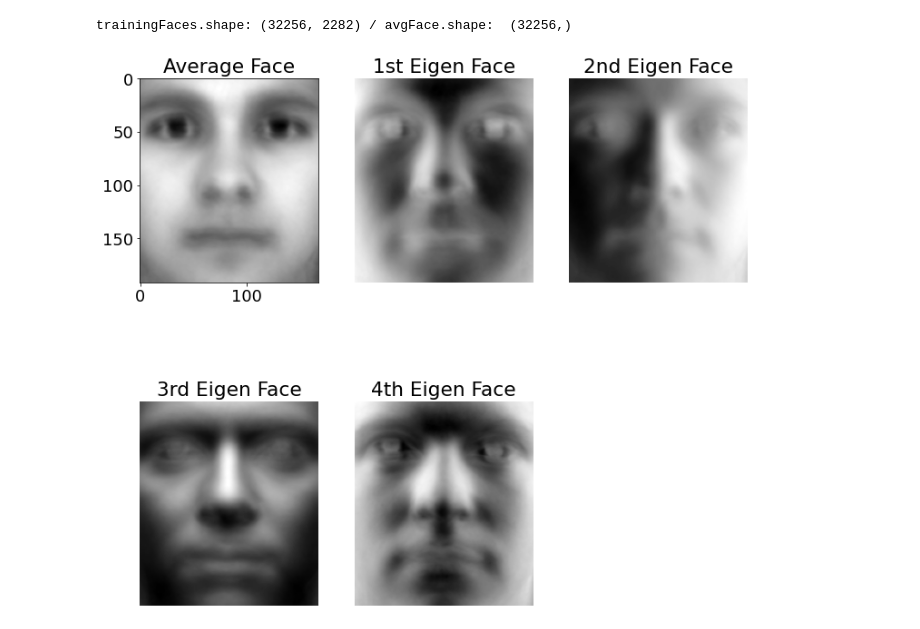
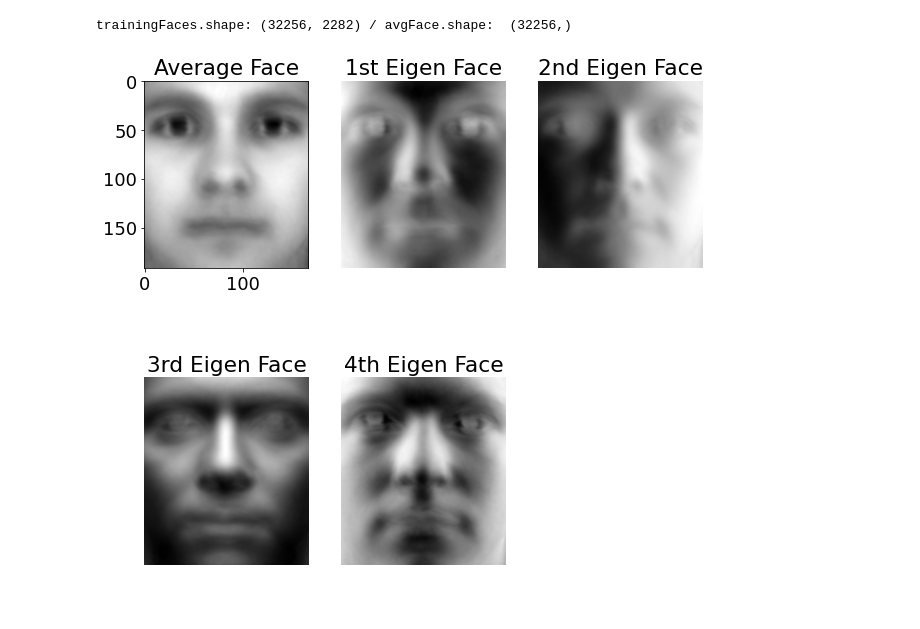
Before and after one commit to ml-ninja/Data_Driven_Science_Python_Demos, a Jupyter notebook: CH01/CH01_SEC06_2_3_4.ipynb, the cells around one changed output. Cells and saved outputs as stored; diff of their text form; code cells hidden in the pictures; blank space fills up the shorter version.

```diff
--- a/CH01/CH01_SEC06_2_3_4.ipynb
+++ b/CH01/CH01_SEC06_2_3_4.ipynb
@@ -33,38 +33,38 @@ U, S, VT = np.linalg.svd(X,full_matrices=0)
 trainingFaces.shape: (32256, 2282) / avgFace.shape:  (32256,)
 # %%
 
-plt.rcParams['figure.figsize'] = [12, 12]
+plt.rcParams['figure.figsize'] = [10, 10]
 plt.rcParams.update({'font.size': 18})
 
 fig1 = plt.figure()
 ax1 = fig1.add_subplot(231, title='Average Face')
 img_avg = ax1.imshow(np.reshape(avgFace,(m,n)).T)
 img_avg.set_cmap('gray')
 plt.axis('on')
 
 ax2 = fig1.add_subplot(232, title='1st Eigen Face')
 img_u1 = ax2.imshow(np.reshape(U[:,0],(m,n)).T)
 img_u1.set_cmap('gray')
 plt.axis('off')
 
 ax3 = fig1.add_subplot(233, title='2nd Eigen Face')
 img_u1 = ax3.imshow(np.reshape(U[:,1],(m,n)).T)
 img_u1.set_cmap('gray')
 plt.axis('off')
 
 ax4 = fig1.add_subplot(234, title='3rd Eigen Face')
 img_u1 = ax4.imshow(np.reshape(U[:,2],(m,n)).T)
 img_u1.set_cmap('gray')
 plt.axis('off')
 
 ax5 = fig1.add_subplot(235, title='4th Eigen Face')
 img_u1 = ax5.imshow(np.reshape(U[:,3],(m,n)).T)
 img_u1.set_cmap('gray')
 plt.axis('off')
 
 plt.show()
 # %% [output]
-[figure, old version]
+[figure, new version]
 # %%
 ## Now show eigenface reconstruction of image that was omitted from test set
 
```
Also changed, not shown: parts of 2 cells of this notebook.
